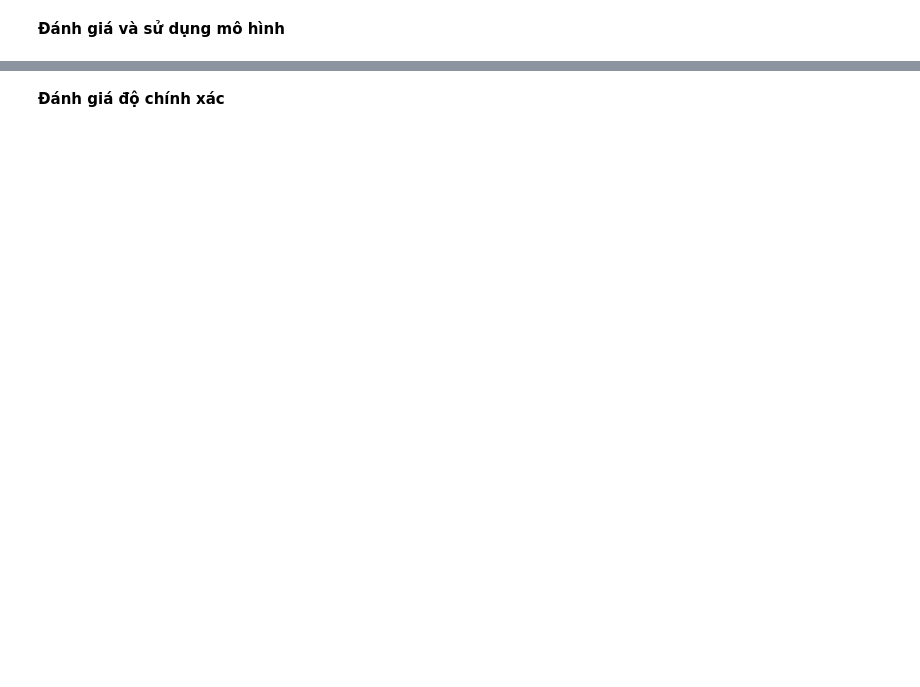
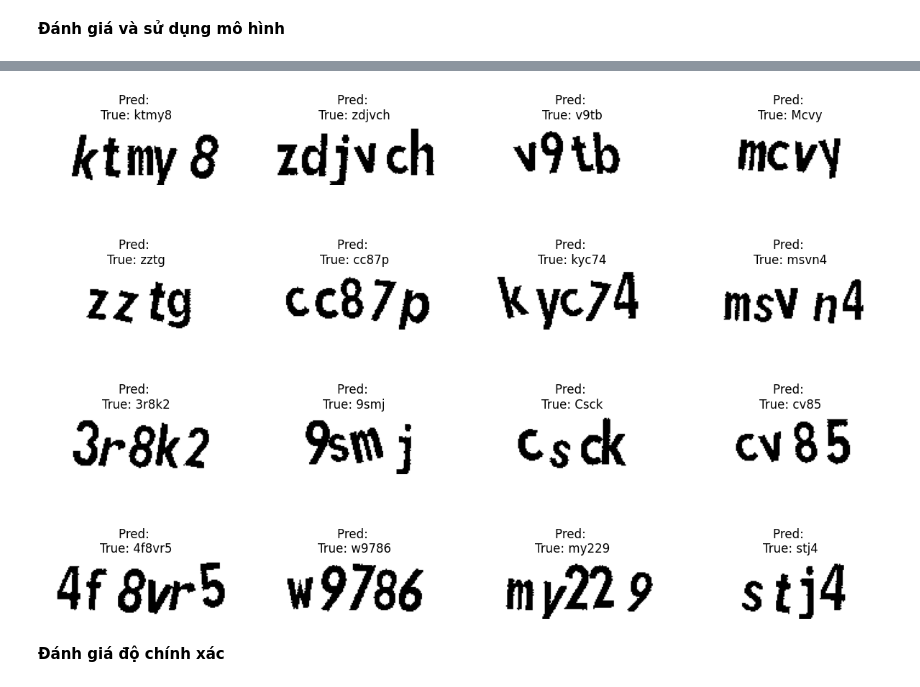
Before and after one commit to ntanthedev/captcha-solver, a Jupyter notebook: main2.ipynb, the cells around one changed output, grey strips where cells are left out. Cells and saved outputs as stored; diff of their text form; code cells hidden in the pictures; blank space fills up the shorter version.

```diff
--- a/main2.ipynb
+++ b/main2.ipynb
@@ -64,8 +71,8 @@ print(f"Kích thước ảnh thực tế: {img.size}")
 batch_size = 16
 
 # Kích thước mong muốn của ảnh
-img_width = 160
-img_height = 60
+img_width = 150
+img_height = 50
 
 # Hệ số downsampling cho các khối tích chập
 downsample_factor = 4
@@ -117,7 +126,12 @@ def encode_single_sample(img_path, label):
     img = tf.transpose(img, perm=[1, 0, 2])
     # 6. Ánh xạ các ký tự trong nhãn thành số
     label = char_to_num(tf.strings.unicode_split(label, input_encoding="UTF-8"))
-    # 7. Trả về một từ điển vì mô hình của chúng ta đang mong đợi hai đầu vào
-    return {"image": img, "label": label}
+
+    # 7. Trả về một từ điển với nhãn và độ dài nhãn
+    return {
+        "image": img,
+        "label": label,
+        "label_length": tf.cast(tf.shape(label)[0], tf.int32)
+    }
 # %% [markdown]
 **Chuẩn bị tập dữ liệu**
@@ -329,0 +362,74 @@ plt.show()
+# %%
+# Tạo một ô code mới sau phần "Huấn luyện mô hình"
+
+# Hàm giải mã dự đoán
+def decode_batch_predictions(pred):
+    """Giải mã đầu ra của mô hình"""
+    # Sử dụng CTC greedy decoder
+    input_len = np.ones(pred.shape[0]) * pred.shape[1]
+    results = keras.backend.ctc_decode(pred, input_length=input_len, greedy=True)[0][0]
+
+    # Chuyển đổi thành văn bản
+    output_text = []
+    for res in results:
+        res = tf.gather(res, tf.where(tf.not_equal(res, -1)))
+        res = tf.strings.reduce_join(num_to_char(res)).numpy().decode("utf-8")
+        output_text.append(res)
+    return output_text
+
+# Hàm dự đoán với mô hình đã được huấn luyện
+def predict(model, images):
+    """Dự đoán với mô hình đã được huấn luyện"""
+    # Chuẩn bị dữ liệu giả để cung cấp cho mô hình
+    batch_size = images.shape[0]
+
+    # Tạo nhãn giả và độ dài nhãn giả
+    dummy_labels = tf.zeros((batch_size, 1), dtype=tf.int64)
+    dummy_label_lengths = tf.ones((batch_size,), dtype=tf.int32)
+
+    # Dự đoán
+    preds = model.predict([images, dummy_labels, dummy_label_lengths], verbose=0)
+
+    # Giải mã kết quả
+    decoded_texts = decode_batch_predictions(preds)
+
+    return decoded_texts
+
+# Thêm vào phần "Đánh giá và dự đoán" sau hàm predict
+
+# Hàm hiển thị kết quả dự đoán
+def visualize_predictions(model, dataset):
+    """Hiển thị kết quả dự đoán trên một batch"""
+    for batch in dataset.take(1):
+        batch_images = batch["image"]
+        batch_labels = batch["label"]
+        batch_label_lengths = batch["label_length"]
+
+        # Dự đoán
+        preds = model.predict([batch_images, batch_labels, batch_label_lengths])
+        pred_texts = decode_batch_predictions(preds)
+
+        # Lấy nhãn gốc
+        orig_texts = []
+        for i, (label, length) in enumerate(zip(batch_labels.numpy(), batch_label_lengths.numpy())):
+            # Chỉ lấy phần thực của nhãn (không lấy padding)
+            label_tensor = tf.convert_to_tensor(label[:length])
+            orig_text = tf.strings.reduce_join(num_to_char(label_tensor)).numpy().decode('utf-8')
+            orig_texts.append(orig_text)
+
+        # Hiển thị kết quả
+        fig, axs = plt.subplots(4, 4, figsize=(15, 10))
+        for i in range(min(16, len(pred_texts))):
+            img = batch_images[i, :, :, 0].numpy()
+            img = np.transpose(img, (1, 0)) # Chuyển về định dạng đúng để hiển thị
+            axs[i // 4, i % 4].imshow(img, cmap="gray")
+            title = f"Pred: {pred_texts[i]}"
+            if pred_texts[i] != orig_texts[i]:
+                title += f"\nTrue: {orig_texts[i]}"
+            axs[i // 4, i % 4].set_title(title)
+            axs[i // 4, i % 4].axis("off")
+        plt.show()
+
+# Đánh giá mô hình trên tập kiểm định
+visualize_predictions(model, validation_dataset)
+# %% [output]
@@ -330,3 +437,4 @@ plt.show()
+[figure, added]
 # %% [markdown]
 **Đánh giá độ chính xác**
 # %%
```
Also changed, not shown: parts of 17 cells of this notebook, 1 other file.
